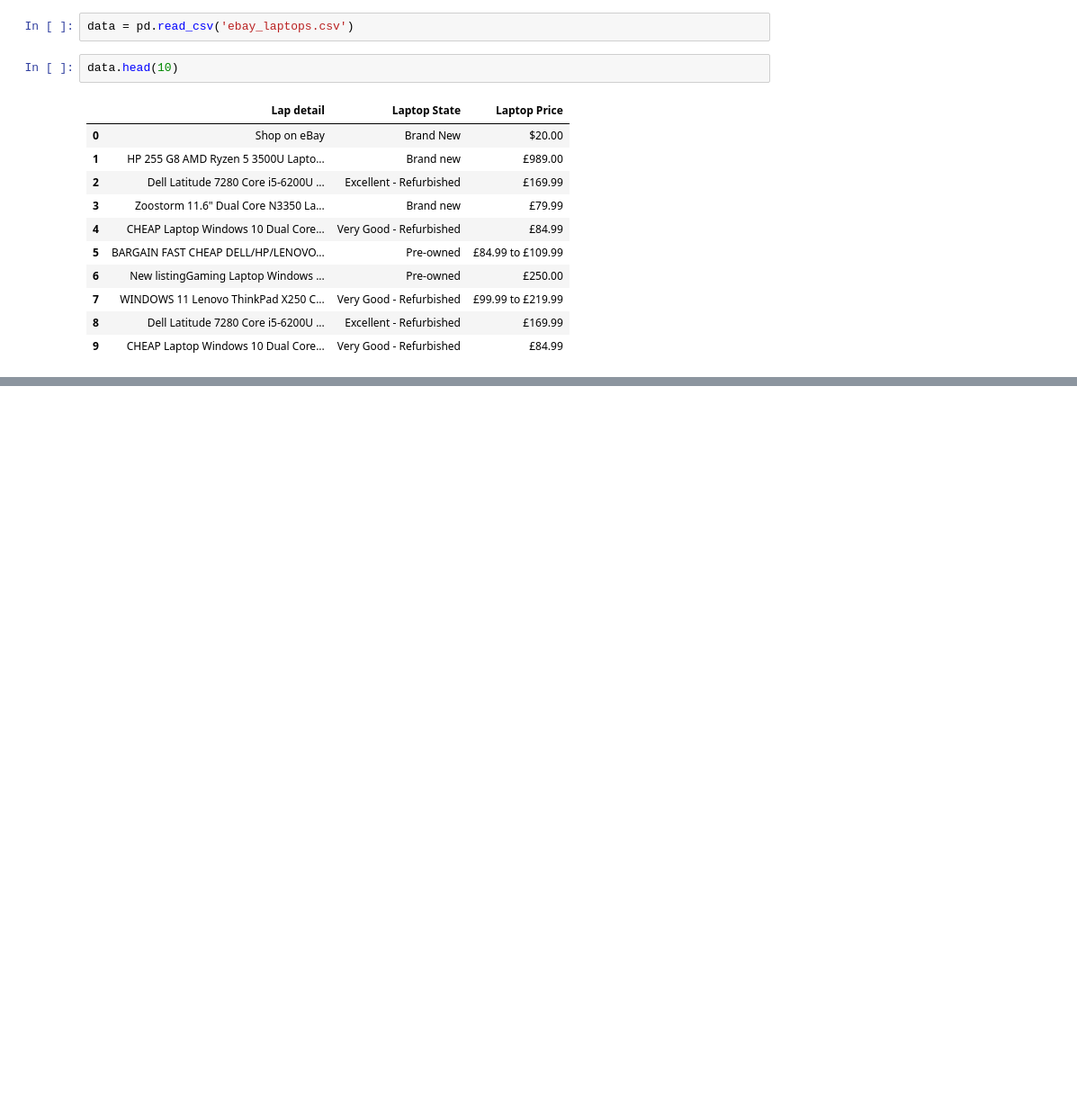
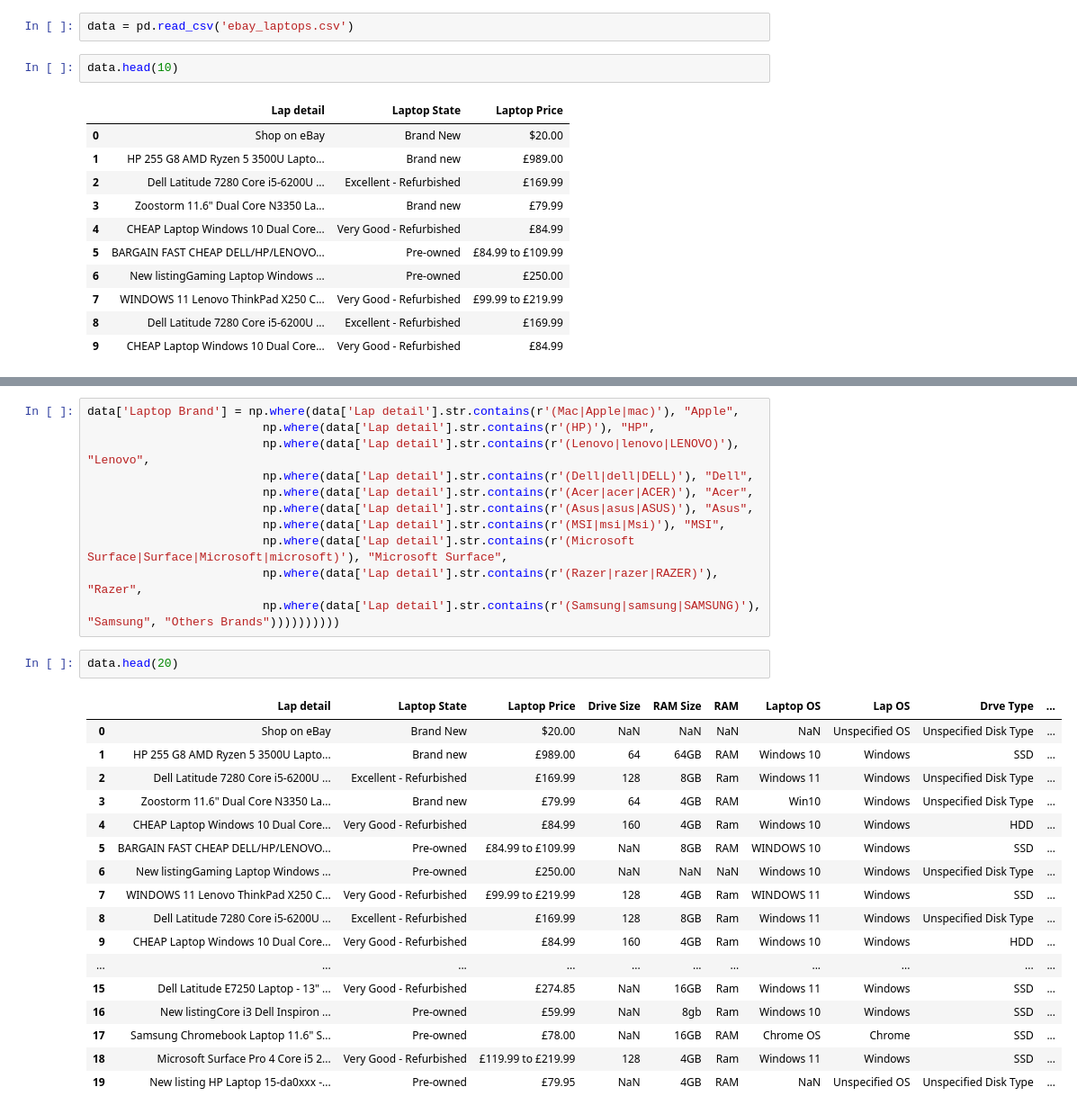
Before and after one commit to dekings44/ebay_product_price_analysis, a Jupyter notebook: main.ipynb, the cells around one changed output, grey strips where cells are left out. Shown at 90% size. Cells and saved outputs as stored; diff of their text form; blank space fills up the shorter version.

```diff
--- a/main.ipynb
+++ b/main.ipynb
@@ -38,0 +210,31 @@ data.head(10)
+# %%
+data['Laptop Brand'] = np.where(data['Lap detail'].str.contains(r'(Mac|Apple|mac)'), "Apple",
+                         np.where(data['Lap detail'].str.contains(r'(HP)'), "HP",
+                         np.where(data['Lap detail'].str.contains(r'(Lenovo|lenovo|LENOVO)'), "Lenovo",
+                         np.where(data['Lap detail'].str.contains(r'(Dell|dell|DELL)'), "Dell",
+                         np.where(data['Lap detail'].str.contains(r'(Acer|acer|ACER)'), "Acer",
+                         np.where(data['Lap detail'].str.contains(r'(Asus|asus|ASUS)'), "Asus",
+                         np.where(data['Lap detail'].str.contains(r'(MSI|msi|Msi)'), "MSI",
+                         np.where(data['Lap detail'].str.contains(r'(Microsoft Surface|Surface|Microsoft|microsoft)'), "Microsoft Surface",
+                         np.where(data['Lap detail'].str.contains(r'(Razer|razer|RAZER)'), "Razer",
+                         np.where(data['Lap detail'].str.contains(r'(Samsung|samsung|SAMSUNG)'), "Samsung", "Others Brands"))))))))))
+# %%
+data.head(20)
+# %% [output]
+|  | Lap detail | Laptop State | Laptop Price | Drive Size | RAM Size | RAM | Laptop OS | Lap OS | Drve Type | ... |
+| 0 | Shop on eBay | Brand New | $20.00 | NaN | NaN | NaN | NaN | Unspecified OS | Unspecified Disk Type | ... |
+| 1 | HP 255 G8 AMD Ryzen 5 3500U Lapto... | Brand new | £989.00 | 64 | 64GB | RAM | Windows 10 | Windows | SSD | ... |
+| 2 | Dell Latitude 7280 Core i5-6200U ... | Excellent - Refurbished | £169.99 | 128 | 8GB | Ram | Windows 11 | Windows | Unspecified Disk Type | ... |
+| 3 | Zoostorm 11.6" Dual Core N3350 La... | Brand new | £79.99 | 64 | 4GB | RAM | Win10 | Windows | Unspecified Disk Type | ... |
+| 4 | CHEAP Laptop Windows 10 Dual Core... | Very Good - Refurbished | £84.99 | 160 | 4GB | Ram | Windows 10 | Windows | HDD | ... |
+| 5 | BARGAIN FAST CHEAP DELL/HP/LENOVO... | Pre-owned | £84.99 to £109.99 | NaN | 8GB | RAM | WINDOWS 10 | Windows | SSD | ... |
+| 6 | New listingGaming Laptop Windows ... | Pre-owned | £250.00 | NaN | NaN | NaN | Windows 10 | Windows | Unspecified Disk Type | ... |
+| 7 | WINDOWS 11 Lenovo ThinkPad X250 C... | Very Good - Refurbished | £99.99 to £219.99 | 128 | 4GB | Ram | WINDOWS 11 | Windows | SSD | ... |
+| 8 | Dell Latitude 7280 Core i5-6200U ... | Excellent - Refurbished | £169.99 | 128 | 8GB | Ram | Windows 11 | Windows | Unspecified Disk Type | ... |
+| 9 | CHEAP Laptop Windows 10 Dual Core... | Very Good - Refurbished | £84.99 | 160 | 4GB | Ram | Windows 10 | Windows | HDD | ... |
+| ... | ... | ... | ... | ... | ... | ... | ... | ... | ... | ... |
+| 15 | Dell Latitude E7250 Laptop - 13" ... | Very Good - Refurbished | £274.85 | NaN | 16GB | Ram | Windows 11 | Windows | SSD | ... |
+| 16 | New listingCore i3 Dell Inspiron ... | Pre-owned | £59.99 | NaN | 8gb | Ram | Windows 10 | Windows | SSD | ... |
+| 17 | Samsung Chromebook Laptop 11.6" S... | Pre-owned | £78.00 | NaN | 16GB | RAM | Chrome OS | Chrome | SSD | ... |
+| 18 | Microsoft Surface Pro 4 Core i5 2... | Very Good - Refurbished | £119.99 to £219.99 | 128 | 4GB | Ram | Windows 11 | Windows | SSD | ... |
+| 19 | New listing HP Laptop 15-da0xxx -... | Pre-owned | £79.95 | NaN | 4GB | RAM | NaN | Unspecified OS | Unspecified Disk Type | ... |
```
Also changed, not shown: parts of 16 cells of this notebook.
